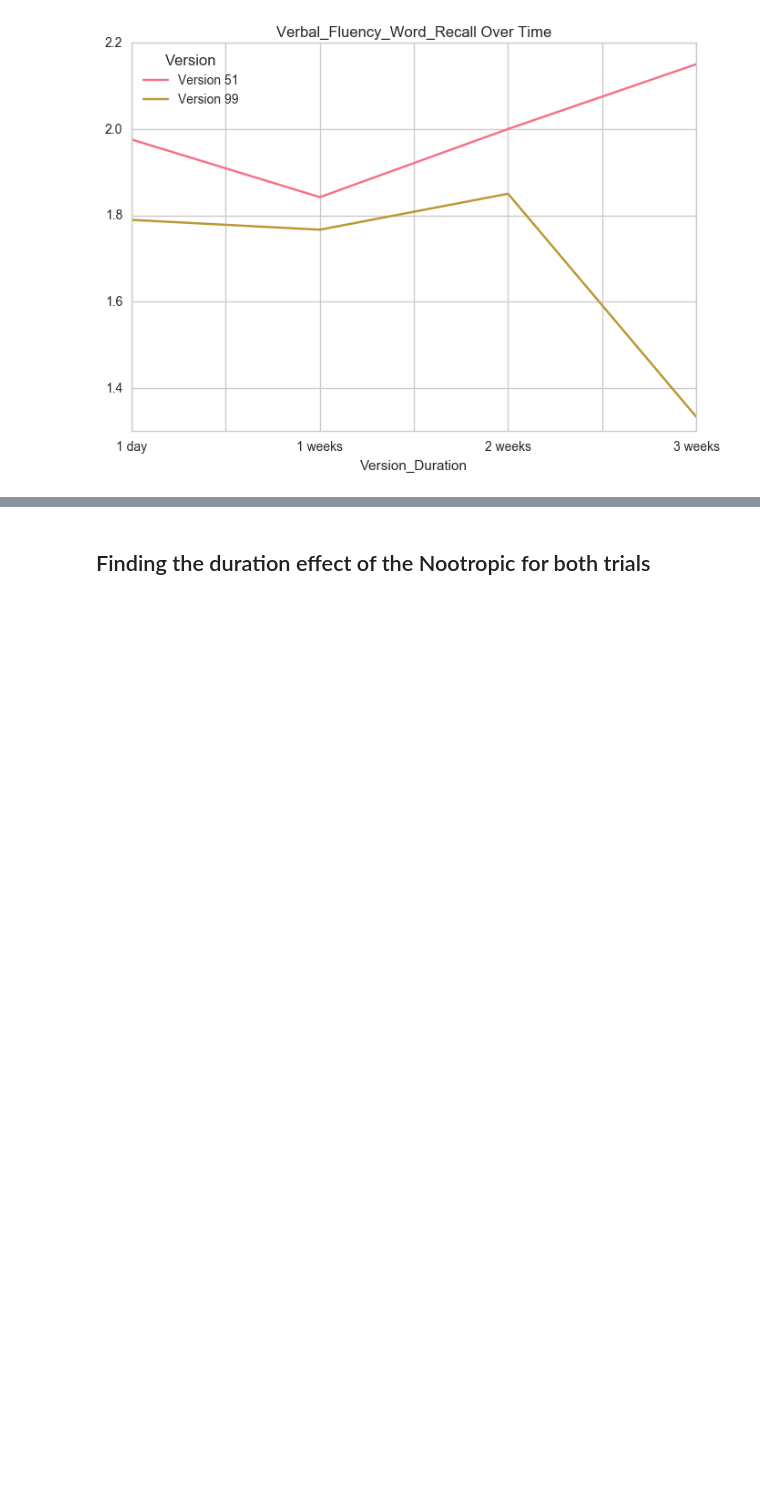
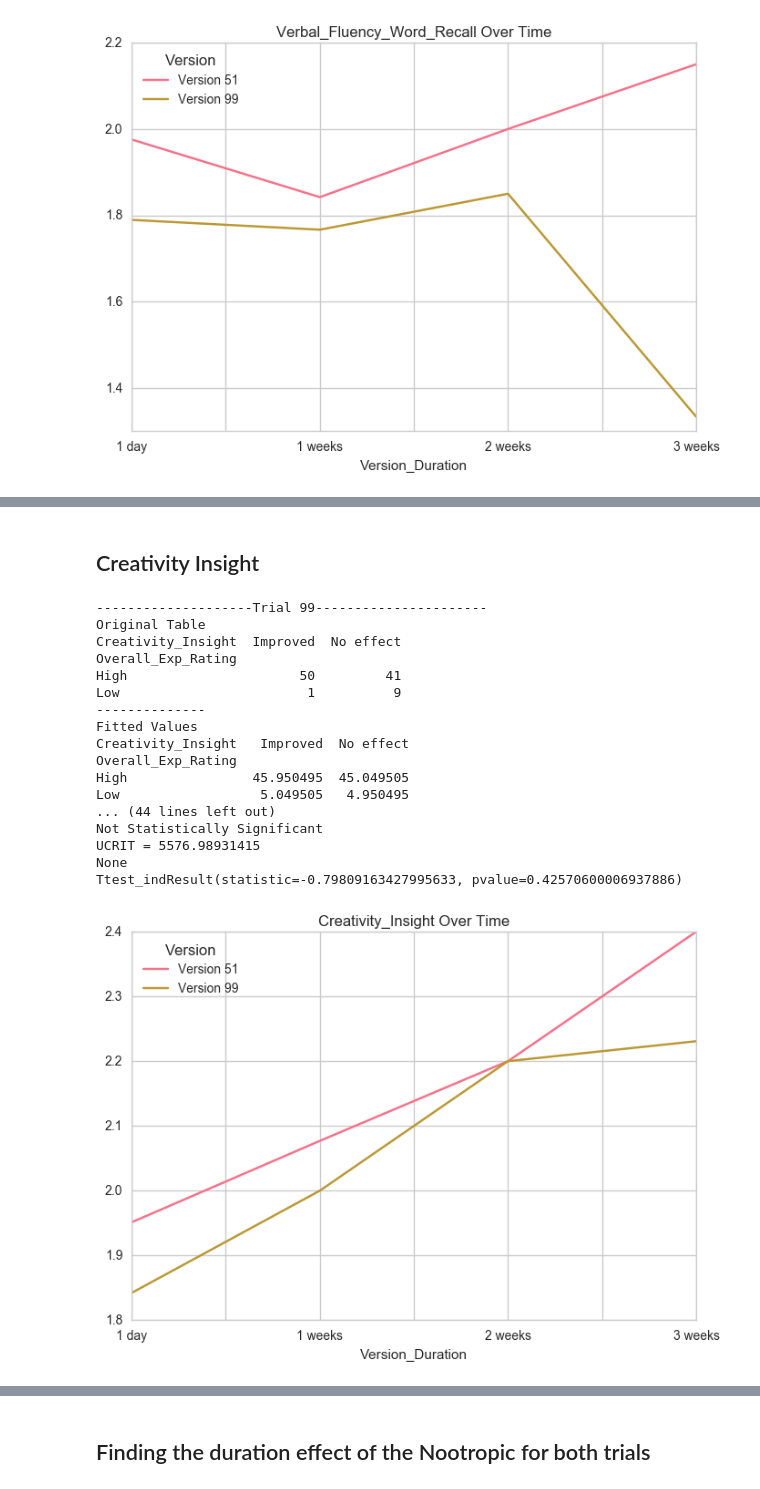
Before and after one commit to s-leung/NootropicProject, a Jupyter notebook: Comparing between Trials .ipynb, the cells around one changed output, grey strips where cells are left out. Cells and saved outputs as stored; diff of their text form; code cells hidden in the pictures; blank space fills up the shorter version.

```diff
--- a/Comparing between Trials .ipynb
+++ b/Comparing between Trials .ipynb
@@ -1622,0 +1664,23 @@ Ttest_indResult(statistic=-1.7995120901008352, pvalue=0.073328762868716785)
+# %% [markdown]
+## Creativity Insight
+# %%
+STATtest(df_99, df_51, 'Creativity_Insight')
+# %% [output]
+--------------------Trial 99----------------------
+Original Table
+Creativity_Insight  Improved  No effect
+Overall_Exp_Rating
+High                      50         41
+Low                        1          9
+--------------
+Fitted Values
+Creativity_Insight   Improved  No effect
+Overall_Exp_Rating
+High                45.950495  45.049505
+Low                  5.049505   4.950495
+... (44 lines left out)
+Not Statistically Significant
+UCRIT = 5576.98931415
+None
+Ttest_indResult(statistic=-0.79809163427995633, pvalue=0.42570600006937886)
+[figure, added]
```
Also changed, not shown: parts of 67 cells of this notebook, 2 other files.
